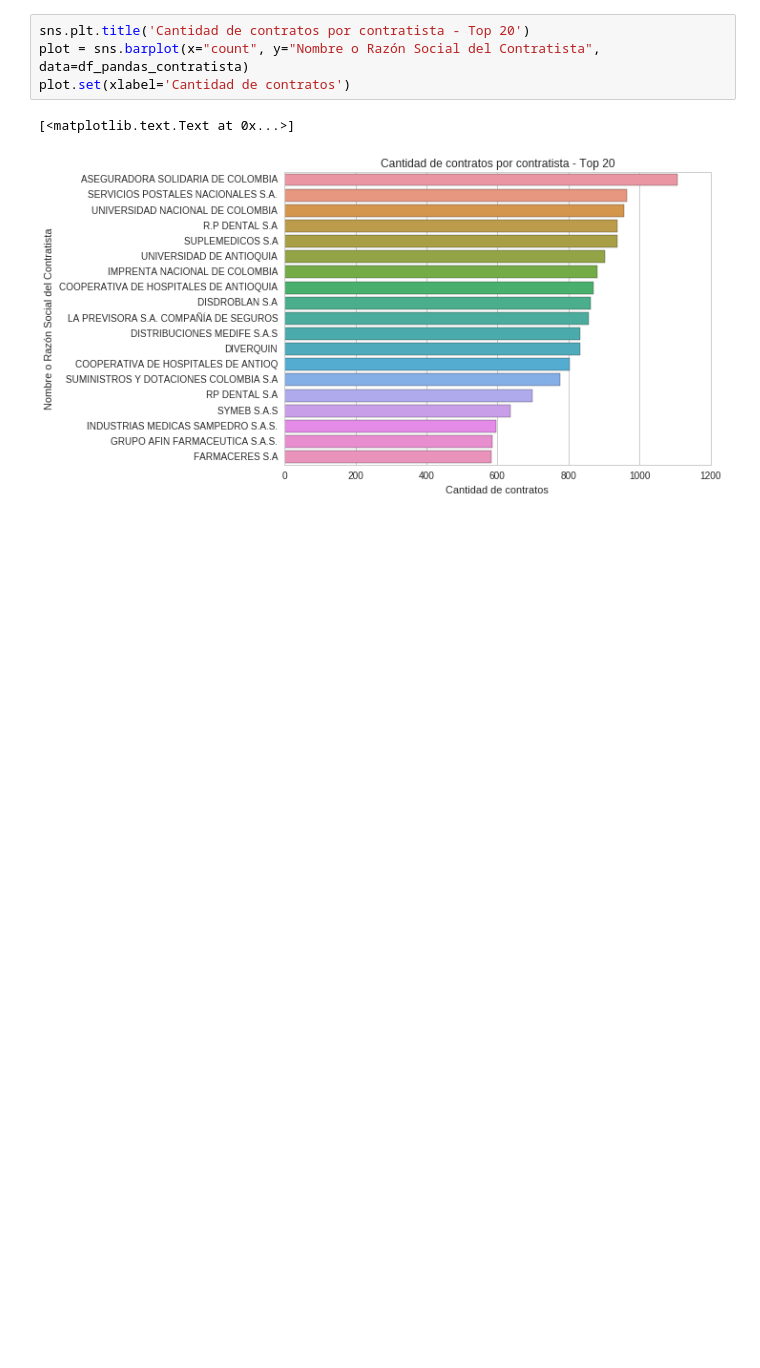
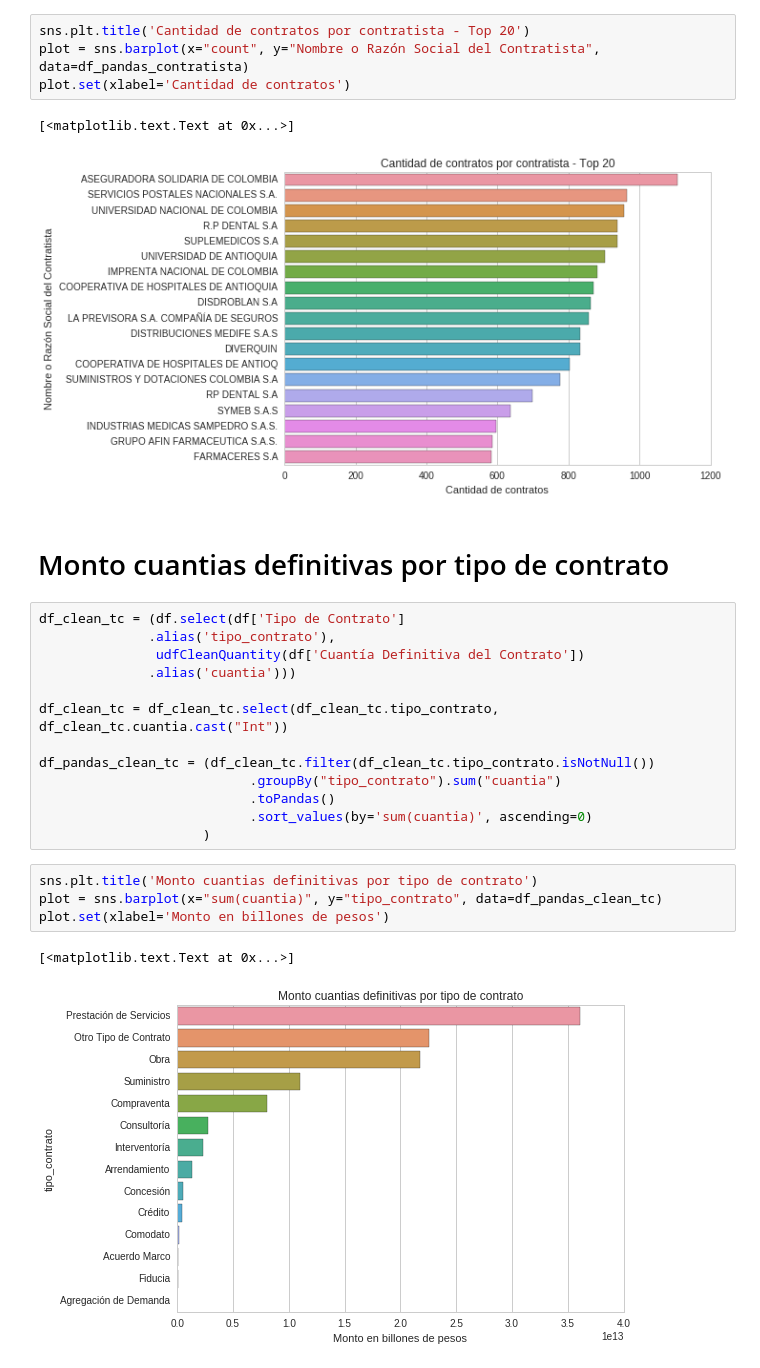
Before and after one commit to jasam/contract_analysis, a Jupyter notebook: contract_analysis.ipynb, the cells around one changed output. Saved outputs shown, nothing was run; the diff lists cells and outputs as text; blank space fills up the shorter version.

Commit message:
add new chart

```diff
--- a/contract_analysis.ipynb
+++ b/contract_analysis.ipynb
@@ -285,3 +305,25 @@ plot.set(xlabel='Cantidad de contratos')
 # %% [output]
 [<matplotlib.text.Text at 0x...>]
 [figure]
+# %% [markdown]
+# Monto cuantias definitivas por tipo de contrato
+# %%
+df_clean_tc = (df.select(df['Tipo de Contrato']
+              .alias('tipo_contrato'),
+               udfCleanQuantity(df['Cuantía Definitiva del Contrato'])
+              .alias('cuantia')))
+
+df_clean_tc = df_clean_tc.select(df_clean_tc.tipo_contrato, df_clean_tc.cuantia.cast("Int"))
+
+df_pandas_clean_tc = (df_clean_tc.filter(df_clean_tc.tipo_contrato.isNotNull())
+                           .groupBy("tipo_contrato").sum("cuantia")
+                           .toPandas()
+                           .sort_values(by='sum(cuantia)', ascending=0)
+                     )
+# %%
+sns.plt.title('Monto cuantias definitivas por tipo de contrato')
+plot = sns.barplot(x="sum(cuantia)", y="tipo_contrato", data=df_pandas_clean_tc)
+plot.set(xlabel='Monto en billones de pesos')
+# %% [output]
+[<matplotlib.text.Text at 0x...>]
+[figure, added]
```
Also changed, not shown: parts of 1 cell of this notebook, 9 other files.
